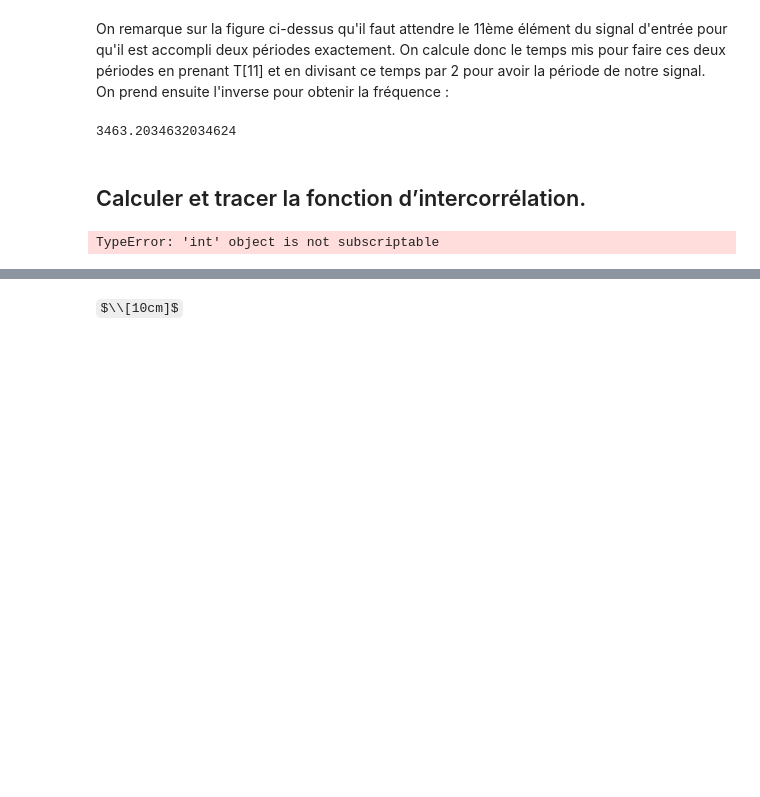
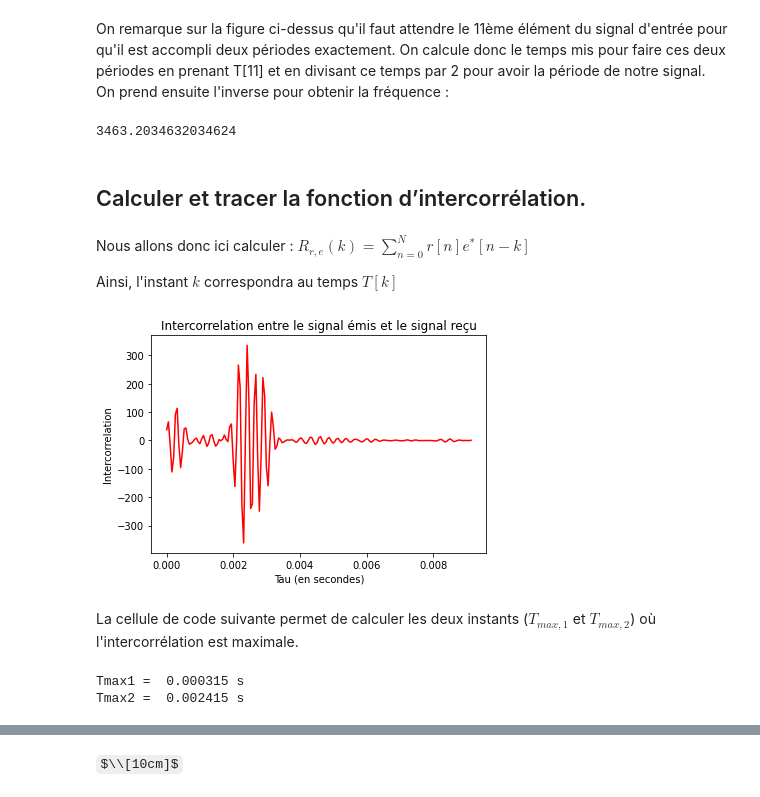
Before and after one commit to martin5555555555/traitementdusignal, a Jupyter notebook: mini_projet_radar.ipynb, the cells around one changed output, grey strips where cells are left out. Cells and saved outputs as stored; diff of their text form; code cells hidden in the pictures; some formulas as TeX source; blank space fills up the shorter version.

```diff
--- a/mini_projet_radar.ipynb
+++ b/mini_projet_radar.ipynb
@@ -402,19 +410,54 @@ f
 3463.2034632034624
 # %% [markdown]
 ## Calculer et tracer la fonction d’intercorrélation.
+# %% [markdown]
+Nous allons donc ici calculer : $R_{r,e}(k) = \sum_{n=0}^N r[n] e^*[n-k]$
+
+Ainsi, l'instant $k$ correspondra au temps $T[k]$
 # %%
-def inter_correlation_real(k):
+def inter_correlation(k):
     S = 0
+    e_reel = e.real
+    e_imag = e.imag
+    r_reel = r.real
+    r_imag = r.imag
     for n in range(N):
         if (n-k)>= 0:
-            S += e[n]*(r[n-k].conjugate())
-    return S[0].real
+            S += (complex(r_reel[n],r_imag[n]))*(complex(e_reel[n-k],-e_imag[n-k]))
+    return S
-# %%
-X = np.arange(0,1000,1)
-Y = []
-for k in range(len(X)):
-    Y.append(inter_correlation_real(k))
-
-Y
-# %% [output]
-TypeError: 'int' object is not subscriptable
+# %%
+T = d[0]/c
+Y = np.array([inter_correlation(k) for k in range(len(T))])
+plt.plot(T, Y.real, color = 'red')
+plt.xlabel('Tau (en secondes)')
+plt.ylabel('Intercorrelation')
+plt.title('Intercorrelation entre le signal émis et le signal reçu')
+plt.show()
+# %% [output]
+[figure, added]
+# %% [markdown]
+La cellule de code suivante permet de calculer les deux instants ($T_{max,1}$ et $T_{max,2}$) où l'intercorrélation est maximale.
+# %%
+Tmax1 = 0
+max = 0
+i = 0
+while T[i] <= 0.001:
+    if inter_correlation(i).real >= max:
+        max = inter_correlation(i).real
+        Tmax1 = T[i]
+    i +=1
+
+Tmax2 = 0
+max = 0
+j = 0
+while T[j] <= 0.004:
+    if inter_correlation(j).real >= max:
+        max = inter_correlation(j).real
+        Tmax2 = T[j]
+    j +=1
+
+print('Tmax1 = ', round(Tmax1,6), 's')
+print('Tmax2 = ', Tmax2, 's')
+# %% [output]
+Tmax1 =  0.000315 s
+Tmax2 =  0.002415 s
```
Also changed, not shown: parts of 3 cells of this notebook, 1 other file.
